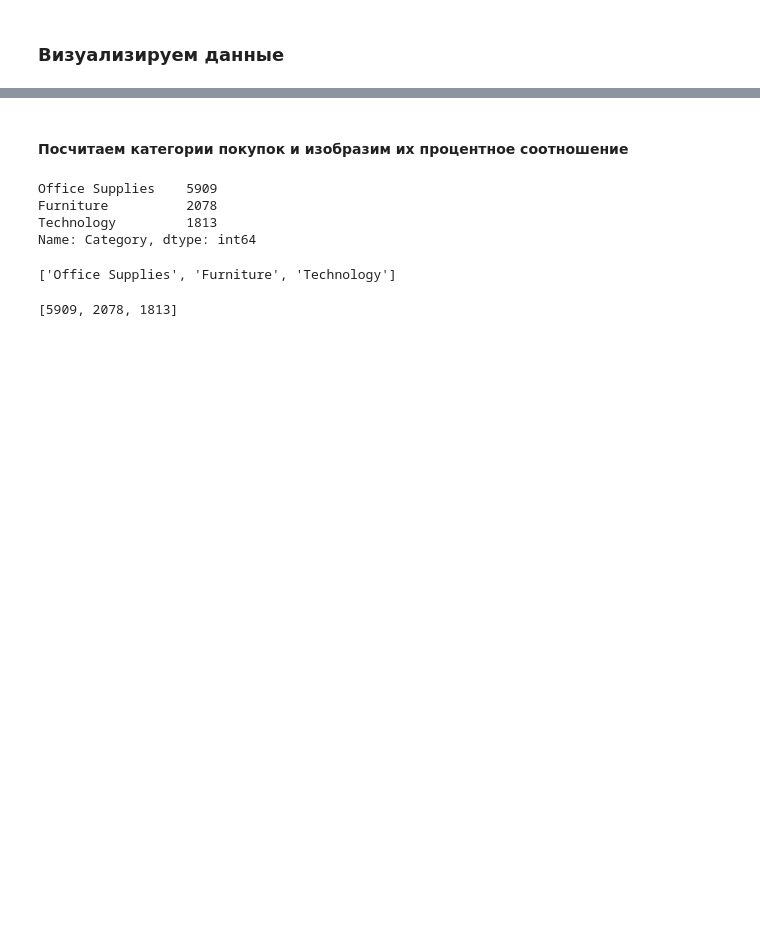
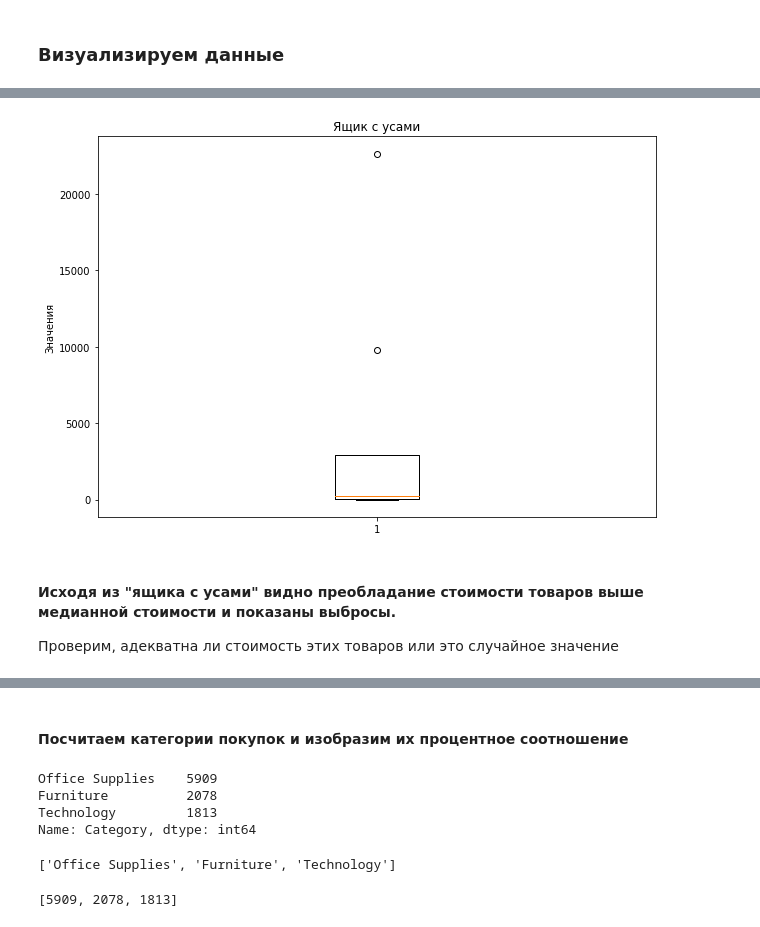
Before and after one commit to noblesseraizel/supermarket-EDA, a Jupyter notebook: exploratory _analysis_supermarket.ipynb, the cells around one changed output, grey strips where cells are left out. Drawn from its saved outputs; the diff is of its cells as text; code cells hidden in the pictures; blank space fills up the shorter version.

Commit message:
add new changes and new graphs

```diff
--- a/exploratory _analysis_supermarket.ipynb
+++ b/exploratory _analysis_supermarket.ipynb
@@ -164,0 +179,13 @@ df.head(3)
+# %%
+df_box = df.Sales.describe()
+# %%
+plt.figure(figsize=(10, 7))
+plt.boxplot(df_box)
+plt.ylabel('Значения')
+plt.title('Ящик с усами')
+plt.show()
+# %% [output]
+[figure, added]
+# %% [markdown]
+#### Исходя из "ящика с усами" видно преобладание стоимости товаров выше медианной стоимости и показаны выбросы.
+Проверим, адекватна ли стоимость этих товаров или это случайное значение
```
Also changed, not shown: parts of 12 cells of this notebook.
